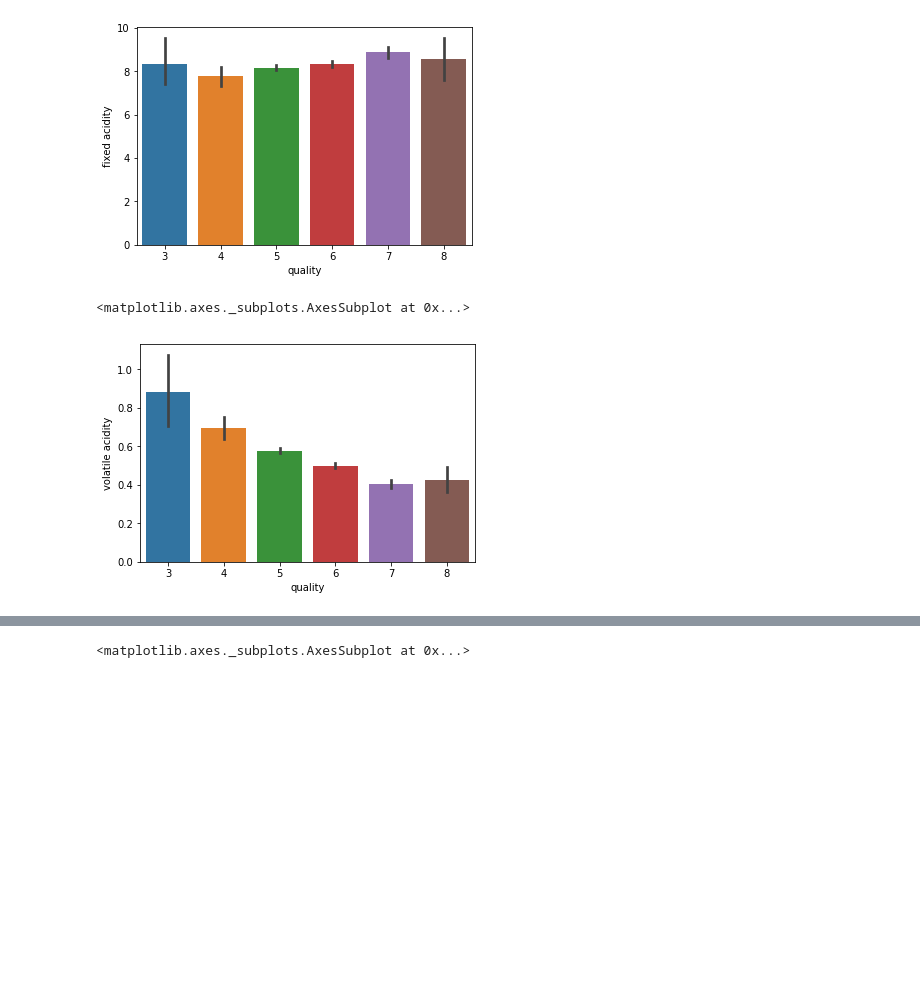
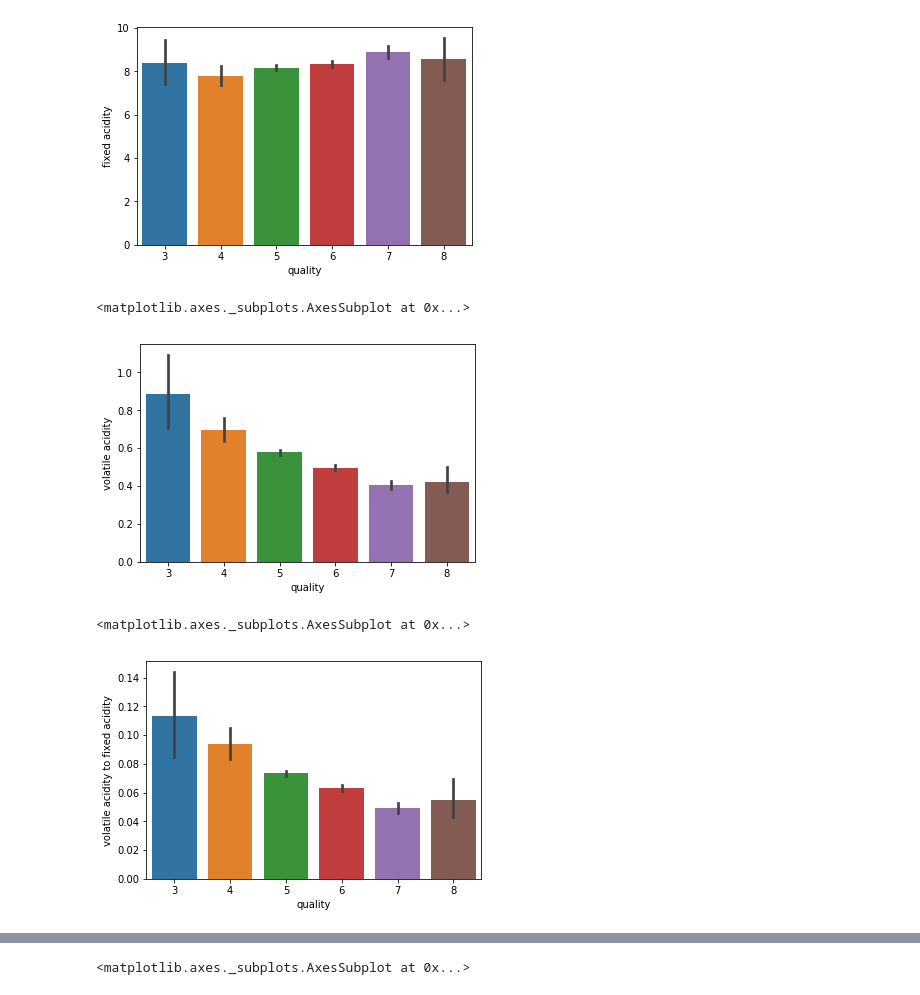
Before and after one commit to Felix-Seip/Machine_Learning_Notebooks, a Jupyter notebook: Red Wine.ipynb, the cells around one changed output, grey strips where cells are left out. Saved outputs shown, nothing was run; the diff lists cells and outputs as text; code cells hidden in the pictures; blank space fills up the shorter version.

```diff
--- a/Red Wine.ipynb
+++ b/Red Wine.ipynb
@@ -42,6 +42,7 @@ memory usage: 150.0 KB
 data_copy['citric acid to volatile acidity'] = data_copy['citric acid'] / data_copy['volatile acidity']
 data_copy['citric acid to fixed acidity'] = data_copy['citric acid'] / data_copy['fixed acidity']
 data_copy['free to total sulfur dioxide'] = data_copy['free sulfur dioxide'] / data_copy['total sulfur dioxide']
+data_copy['volatile acidity to fixed acidity'] =  data_copy['volatile acidity'] / data_copy['fixed acidity']
 # %%
 sns.barplot(x='quality', y='fixed acidity', data=data_copy)
 # %% [output]
@@ -51,7 +52,12 @@ sns.barplot(x='quality', y='fixed acidity', data=data_copy)
 sns.barplot(x='quality', y='volatile acidity', data=data_copy)
 # %% [output]
 <matplotlib.axes._subplots.AxesSubplot at 0x...>
-[figure, old version]
+[figure, new version]
+# %%
+sns.barplot(x='quality', y='volatile acidity to fixed acidity', data=data_copy)
+# %% [output]
+<matplotlib.axes._subplots.AxesSubplot at 0x...>
+[figure, added]
 # %%
 sns.barplot(x='quality', y='citric acid', data=data_copy)
 # %% [output]
```
Also changed, not shown: parts of 17 cells of this notebook.
